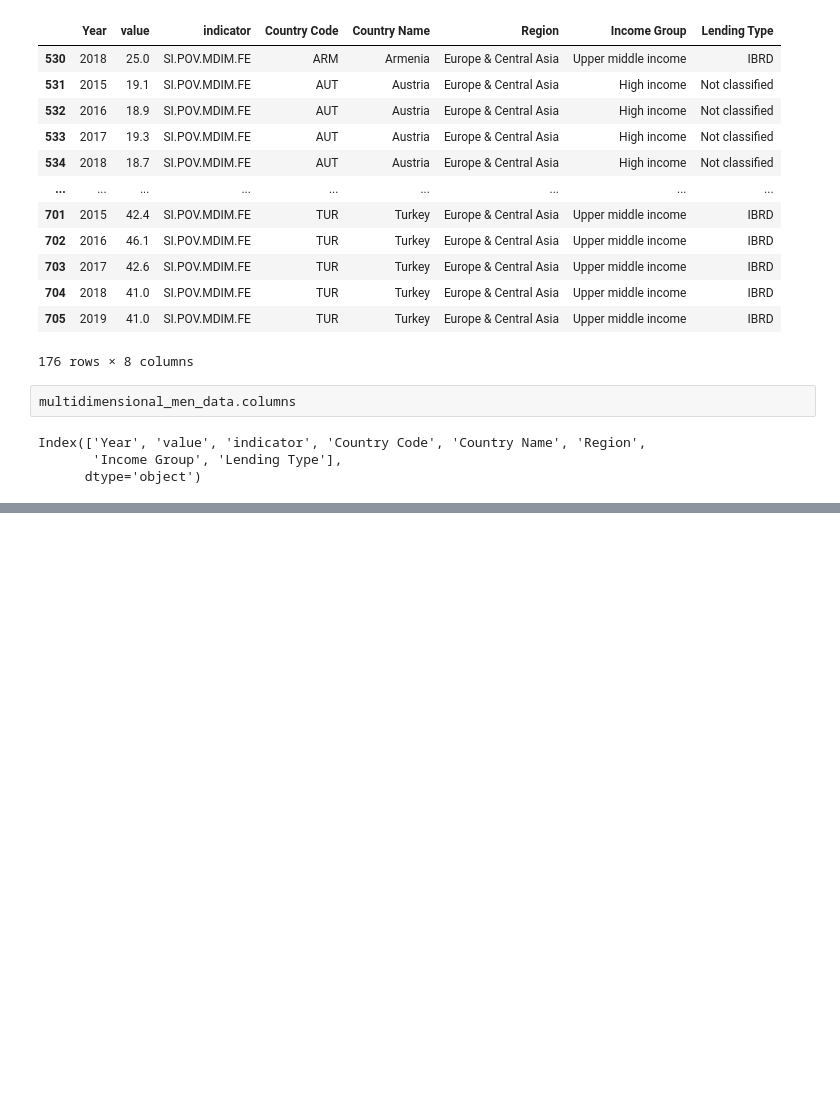
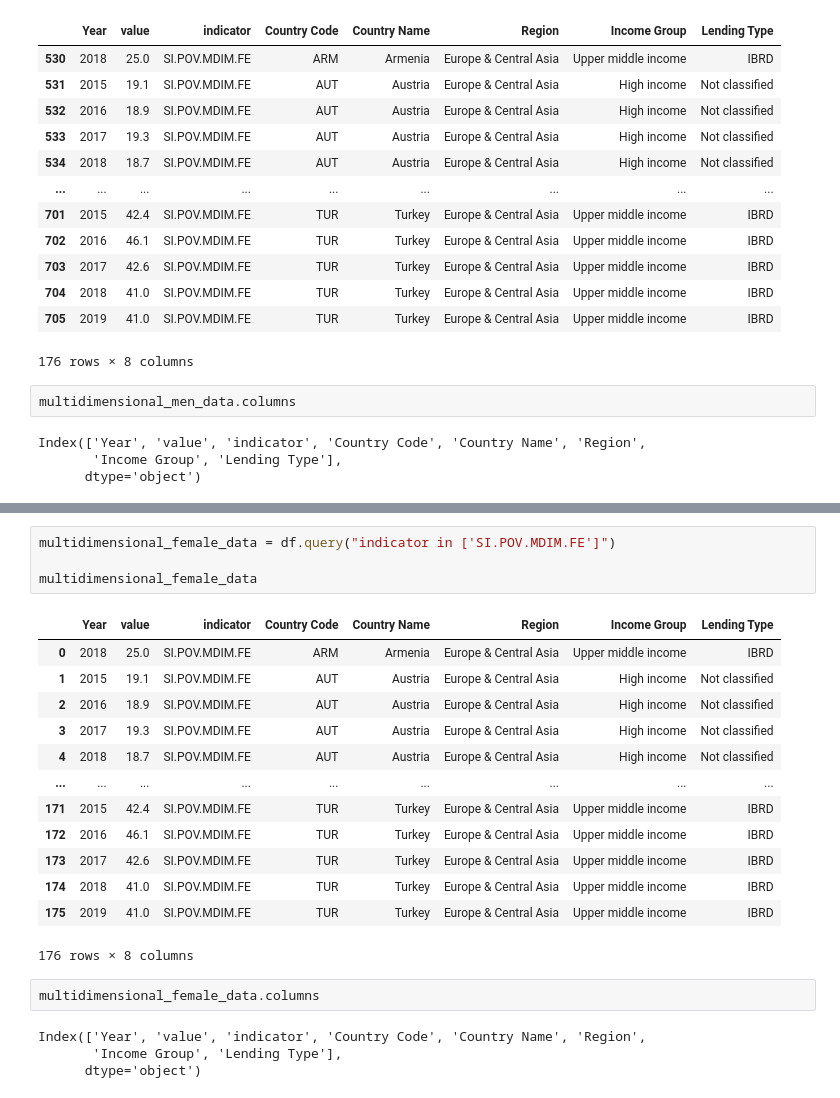
Before and after one commit to DATA-690-FALL-2021/Data690_Sai, a Jupyter notebook: individual_project/Part_B_Draft.ipynb, the cells around one changed output, grey strips where cells are left out. Drawn from its saved outputs; the diff is of its cells as text; blank space fills up the shorter version.

```diff
--- a/individual_project/Part_B_Draft.ipynb
+++ b/individual_project/Part_B_Draft.ipynb
@@ -331,0 +350,24 @@ ValueError: ignored
+# %%
+multidimensional_female_data = df.query("indicator in ['SI.POV.MDIM.FE']")
+
+multidimensional_female_data
+# %% [output]
+|  | Year | value | indicator | Country Code | Country Name | Region | Income Group | Lending Type |
+| 0 | 2018 | 25.0 | SI.POV.MDIM.FE | ARM | Armenia | Europe & Central Asia | Upper middle income | IBRD |
+| 1 | 2015 | 19.1 | SI.POV.MDIM.FE | AUT | Austria | Europe & Central Asia | High income | Not classified |
+| 2 | 2016 | 18.9 | SI.POV.MDIM.FE | AUT | Austria | Europe & Central Asia | High income | Not classified |
+| 3 | 2017 | 19.3 | SI.POV.MDIM.FE | AUT | Austria | Europe & Central Asia | High income | Not classified |
+| 4 | 2018 | 18.7 | SI.POV.MDIM.FE | AUT | Austria | Europe & Central Asia | High income | Not classified |
+| ... | ... | ... | ... | ... | ... | ... | ... | ... |
+| 171 | 2015 | 42.4 | SI.POV.MDIM.FE | TUR | Turkey | Europe & Central Asia | Upper middle income | IBRD |
+| 172 | 2016 | 46.1 | SI.POV.MDIM.FE | TUR | Turkey | Europe & Central Asia | Upper middle income | IBRD |
+| 173 | 2017 | 42.6 | SI.POV.MDIM.FE | TUR | Turkey | Europe & Central Asia | Upper middle income | IBRD |
+| 174 | 2018 | 41.0 | SI.POV.MDIM.FE | TUR | Turkey | Europe & Central Asia | Upper middle income | IBRD |
+| 175 | 2019 | 41.0 | SI.POV.MDIM.FE | TUR | Turkey | Europe & Central Asia | Upper middle income | IBRD |
+176 rows × 8 columns
+# %%
+multidimensional_female_data.columns
+# %% [output]
+Index(['Year', 'value', 'indicator', 'Country Code', 'Country Name', 'Region',
+       'Income Group', 'Lending Type'],
+      dtype='object')
```
Also changed, not shown: parts of 21 cells of this notebook.
